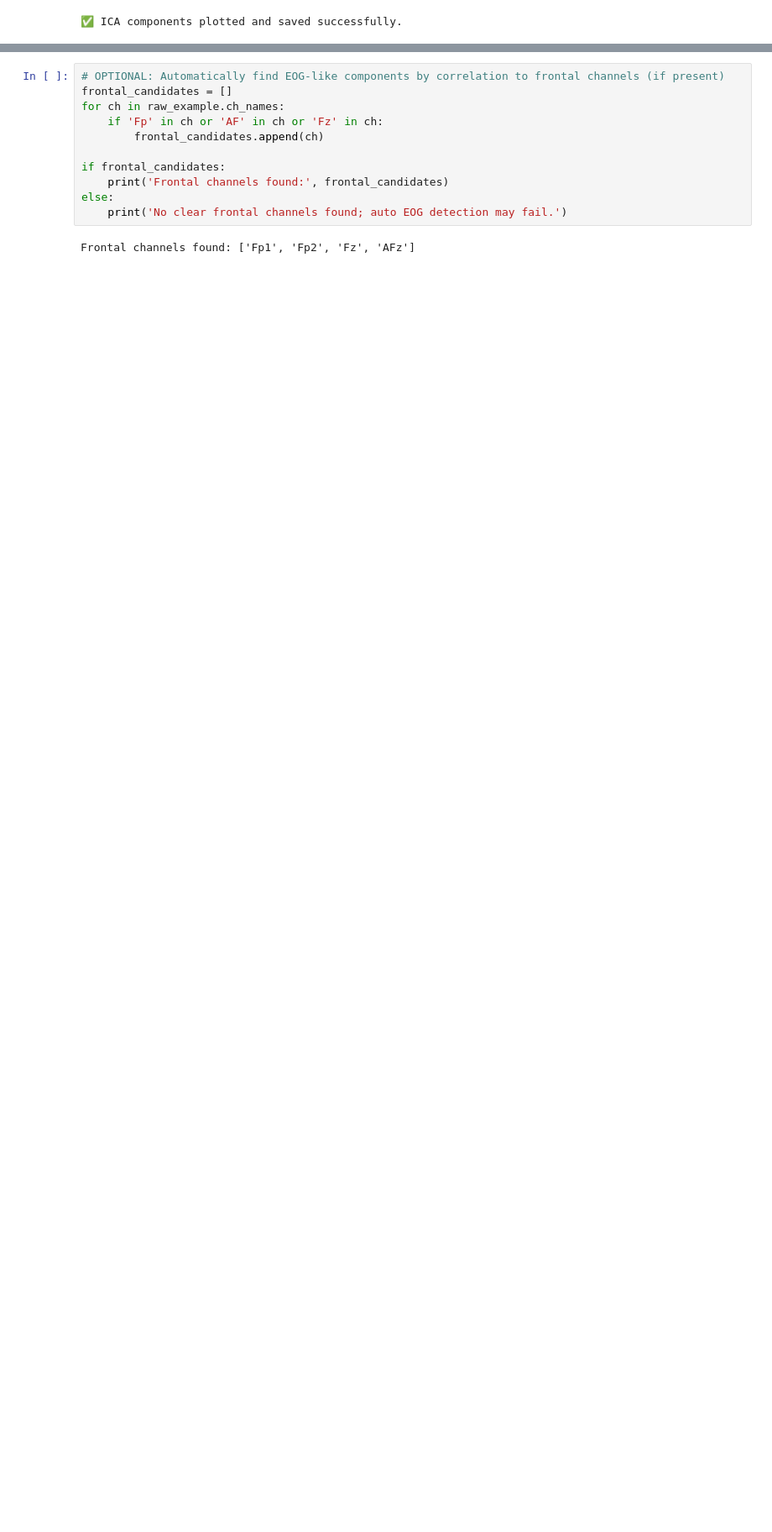
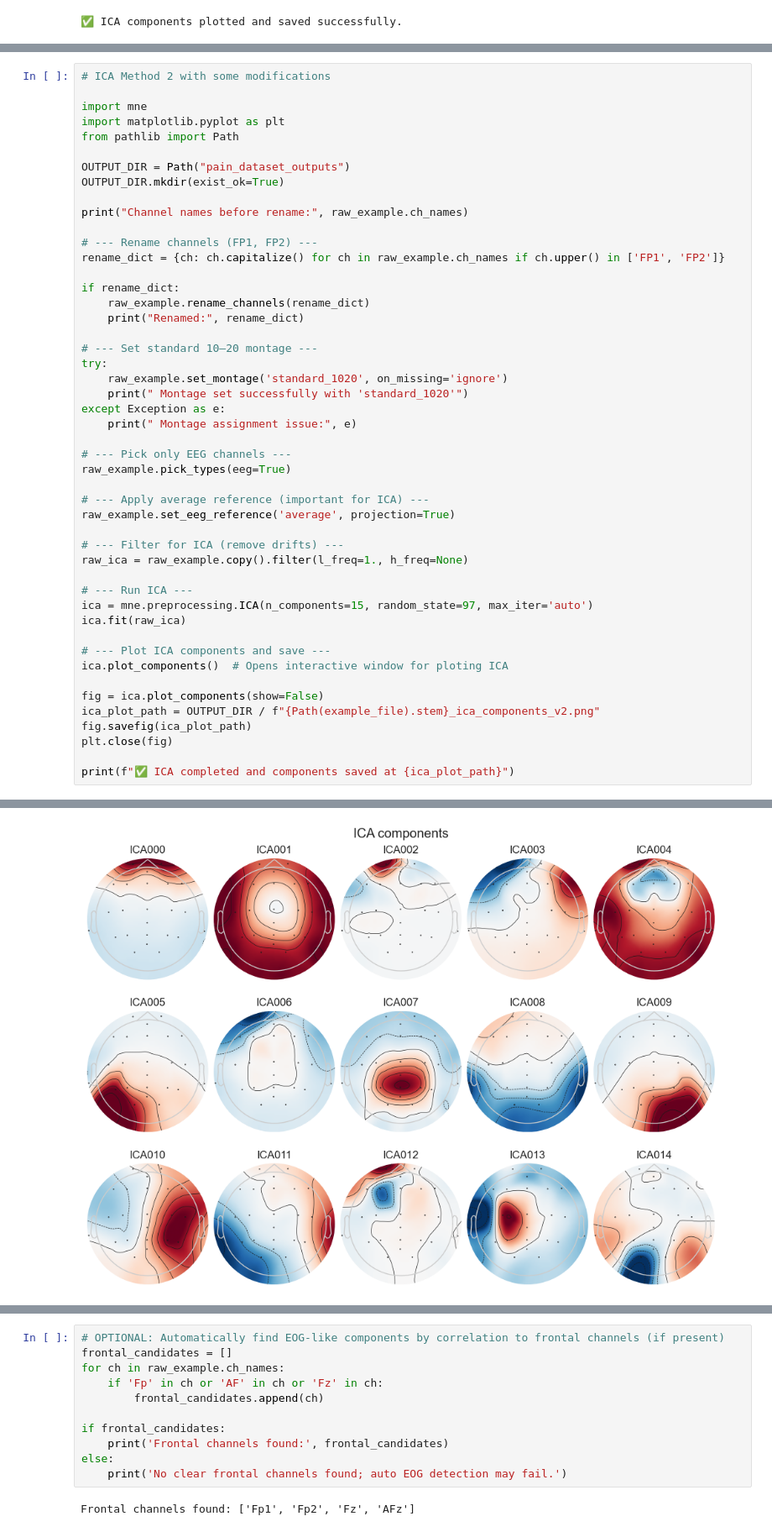
Before and after one commit to mks2002/NeuroPathic-Pain-EEG, a Jupyter notebook: 1-EEG-Read-Visualize-Pipeline.ipynb, the cells around one changed output, grey strips where cells are left out. Shown at 84% size. Drawn from its saved outputs; the diff is of its cells as text; blank space fills up the shorter version.

```diff
--- a/1-EEG-Read-Visualize-Pipeline.ipynb
+++ b/1-EEG-Read-Visualize-Pipeline.ipynb
@@ -341,0 +450,49 @@ Fitting ICA took 1.8s.
+# %%
+# ICA Method 2 with some modifications
+
+import mne
+import matplotlib.pyplot as plt
+from pathlib import Path
+
+OUTPUT_DIR = Path("pain_dataset_outputs")
+OUTPUT_DIR.mkdir(exist_ok=True)
+
+print("Channel names before rename:", raw_example.ch_names)
+
+# --- Rename channels (FP1, FP2) ---
+rename_dict = {ch: ch.capitalize() for ch in raw_example.ch_names if ch.upper() in ['FP1', 'FP2']}
+
+if rename_dict:
+    raw_example.rename_channels(rename_dict)
+    print("Renamed:", rename_dict)
+
+# --- Set standard 10–20 montage ---
+try:
+    raw_example.set_montage('standard_1020', on_missing='ignore')
+    print(" Montage set successfully with 'standard_1020'")
+except Exception as e:
+    print(" Montage assignment issue:", e)
+
+# --- Pick only EEG channels ---
+raw_example.pick_types(eeg=True)
+
+# --- Apply average reference (important for ICA) ---
+raw_example.set_eeg_reference('average', projection=True)
+
+# --- Filter for ICA (remove drifts) ---
+raw_ica = raw_example.copy().filter(l_freq=1., h_freq=None)
+
+# --- Run ICA ---
+ica = mne.preprocessing.ICA(n_components=15, random_state=97, max_iter='auto')
+ica.fit(raw_ica)
+
+# --- Plot ICA components and save ---
+ica.plot_components()  # Opens interactive window for ploting ICA
+
+fig = ica.plot_components(show=False)
+ica_plot_path = OUTPUT_DIR / f"{Path(example_file).stem}_ica_components_v2.png"
+fig.savefig(ica_plot_path)
+plt.close(fig)
+
+print(f"✅ ICA completed and components saved at {ica_plot_path}")
+# %% [output]
@@ -341,0 +519 @@ Fitting ICA took 1.8s.
+[figure, added]
```
Also changed, not shown: parts of 4 cells of this notebook, 1 other file.
